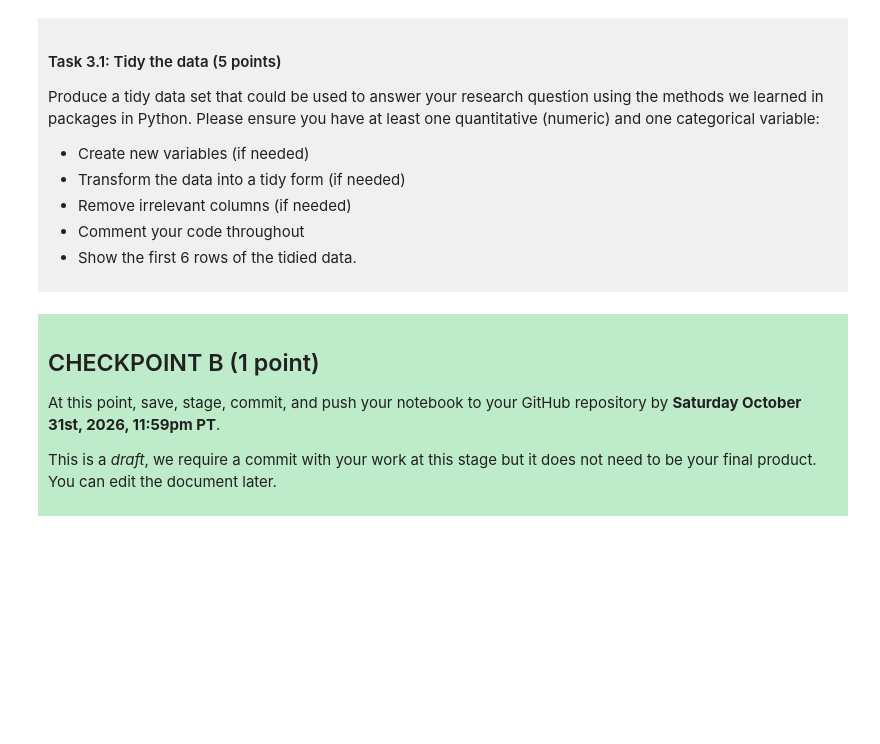
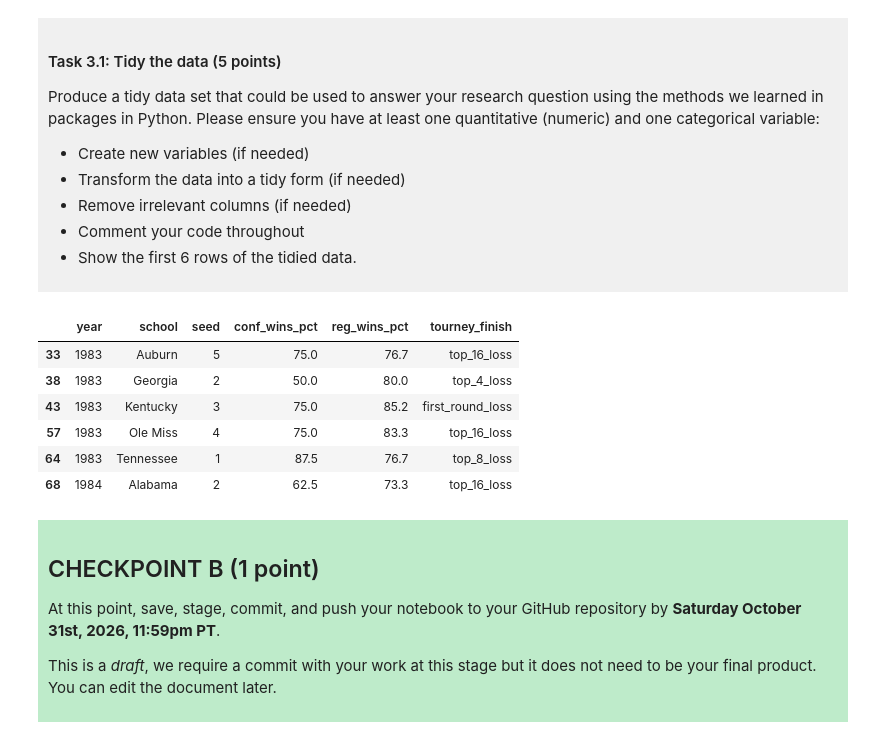
Before and after one commit to florinens/dsci100-project-florine, a Jupyter notebook: dsci-100-project-notebook.ipynb, the cells around one changed output. Cells and saved outputs as stored; diff of their text form; code cells hidden in the pictures; blank space fills up the shorter version.

```diff
--- a/dsci-100-project-notebook.ipynb
+++ b/dsci-100-project-notebook.ipynb
@@ -187,7 +196,39 @@ Produce a tidy data set that could be used to answer your research question usin
 
 </div>
 # %%
-### EDIT THIS CODE CELL ###
+# assign tidy dataset to wmm_tidy
+wmm_tidy = (
+    wmm
+    # drop rows where there is a NaN value
+    .dropna()
+    # drop columns that are not relevant to the research question
+    .drop(columns=[
+        'conference',
+        'conf_wins',
+        'conf_losses',
+        'conf_rank',
+        'division',
+        'reg_wins',
+        'reg_losses',
+        'bid',
+        'first_game_at_home',
+        'tourney_wins',
+        'tourney_losses',
+        'total_wins',
+        'total_losses',
+        'total_wins_pct'])
+)
+
+# print the first 6 rows of the tidy dataset
+wmm_tidy.head(6)
+# %% [output]
+|  | year | school | seed | conf_wins_pct | reg_wins_pct | tourney_finish |
+| 33 | 1983 | Auburn | 5 | 75.0 | 76.7 | top_16_loss |
+| 38 | 1983 | Georgia | 2 | 50.0 | 80.0 | top_4_loss |
+| 43 | 1983 | Kentucky | 3 | 75.0 | 85.2 | first_round_loss |
+| 57 | 1983 | Ole Miss | 4 | 75.0 | 83.3 | top_16_loss |
+| 64 | 1983 | Tennessee | 1 | 87.5 | 76.7 | top_8_loss |
+| 68 | 1984 | Alabama | 2 | 62.5 | 73.3 | top_16_loss |
 # %% [markdown]
 <div style="background-color: #beebca; padding: 10px;">
 
```
Also changed, not shown: parts of 3 cells of this notebook.
